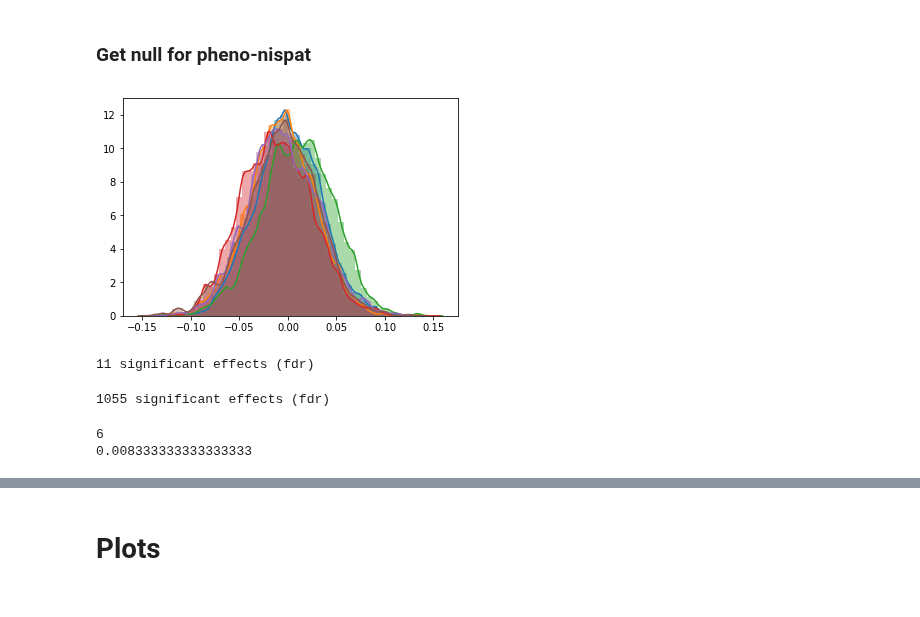
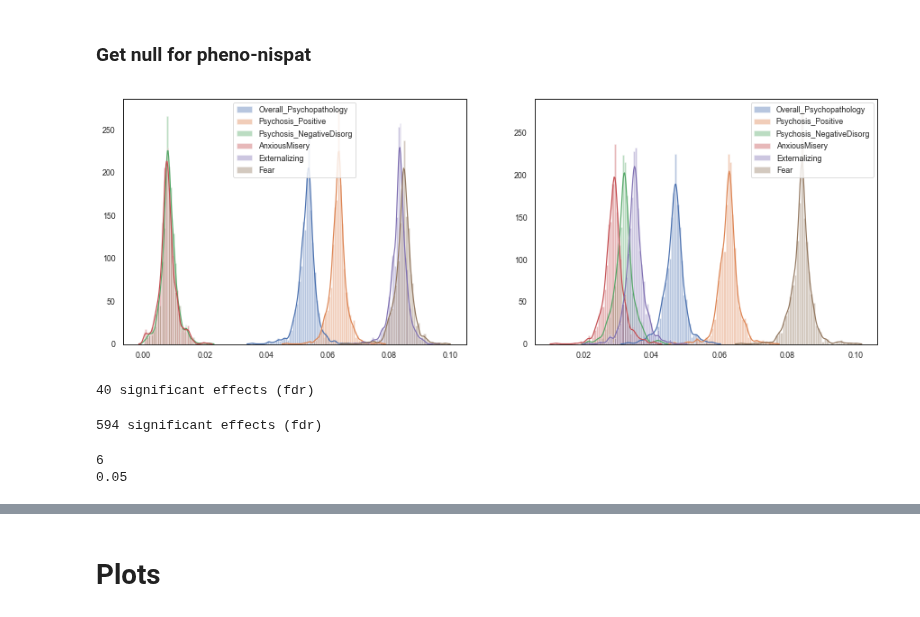
Before and after one commit to lindenmp/normative_neurodev_cs_t1, a Jupyter notebook: code/results_s2.ipynb, the cells around one changed output, grey strips where cells are left out. Drawn from its saved outputs; the diff is of its cells as text; code cells hidden in the pictures.

Commit message:
Refactor of nuisance regression and permutation testing

```diff
--- a/code/results_s2.ipynb
+++ b/code/results_s2.ipynb
@@ -36,5 +36,5 @@ os.environ['NORMATIVEDIR']
 # %%
-metrics = ('ct', 'str', 'ac', 'mc')
+metrics = ('ct', 'vol')
 phenos = ('Overall_Psychopathology','Psychosis_Positive','Psychosis_NegativeDisorg','AnxiousMisery','Externalizing','Fear')
 # %% [markdown]
 ## Load data pre-nispat data
@@ -189,15 +190,6 @@ else:
 if run_correlations:
     df_pheno_z = pd.DataFrame(columns = ['pheno','node','coef', 'p'])
     df_corr_input = pd.concat((df.loc[:,phenos], df_z), axis = 1)
-
-    # regress out age
-    df_nuis = df[primary_covariate]
-    df_nuis = sm.add_constant(df_nuis)
-    cols = df_corr_input.columns
-    mdl = sm.OLS(df_corr_input.loc[:,cols].astype(float), df_nuis.astype(float)).fit()
-    y_pred = mdl.predict(df_nuis)
-    y_pred.columns = cols
-    df_corr_input.loc[:,cols] = df_corr_input.loc[:,cols] - y_pred
 
     for pheno in phenos:
         print(pheno)
@@ -265,9 +234,29 @@ else:
-# %%
-for pheno in phenos:
-    nulls_z[pheno][np.isnan(nulls_z[pheno])] = 0
-    sns.distplot(nulls_z[pheno].reshape(-1,1))
-# %% [output]
-[figure, removed]
+# %%
+if compute_perm_stats == False:
+    nulls_z = {'Overall_Psychopathology': np.load(os.path.join(os.environ['NORMATIVEDIR'], 'null_Overall_Psychopathology_z_pheno-res.npy')),
+        'Psychosis_Positive': np.load(os.path.join(os.environ['NORMATIVEDIR'], 'null_Psychosis_Positive_z_pheno-res.npy')),
+        'Psychosis_NegativeDisorg': np.load(os.path.join(os.environ['NORMATIVEDIR'], 'null_Psychosis_NegativeDisorg_z_pheno-res.npy')),
+        'AnxiousMisery': np.load(os.path.join(os.environ['NORMATIVEDIR'], 'null_AnxiousMisery_z_pheno-res.npy')),
+        'Externalizing': np.load(os.path.join(os.environ['NORMATIVEDIR'], 'null_Externalizing_z_pheno-res.npy')),
+        'Fear': np.load(os.path.join(os.environ['NORMATIVEDIR'], 'null_Fear_z_pheno-res.npy'))}
+# %%
+f, ax = plt.subplots(1,len(metrics))
+f.set_figwidth(15)
+f.set_figheight(5)
+for i, metric in enumerate(metrics):
+    for pheno in phenos:
+#         null = nulls[pheno]
+        null = nulls_z[pheno]
+        idx = [any(b in s for b in metric) for s in list(df_z.columns)]
+        null = null[idx,:]
+        # collapse all regions
+#         sns.distplot(np.abs(null.reshape(-1,1)[~np.isnan(null.reshape(-1,1))]), ax = ax[i])
+        # pick a region
+        sns.distplot(np.abs(null[0,:]), ax = ax[i])
+
+    ax[i].legend(phenos)
+# %% [output]
+[figure, added]
 # %%
 if run_correlations == False:
     df_pheno = pd.read_csv(os.path.join(os.environ['NORMATIVEDIR'], 'df_corr_pheno.csv'))
@@ -278,24 +267,24 @@ if run_correlations == False:
 # %%
 for pheno in phenos:
     df_pheno.loc[pheno,'p_perm'] = get_null_p(df_pheno.loc[pheno,'coef'].values, nulls[pheno])
-    df_pheno.loc[pheno,'p_perm_fdr'] = get_fdr_p(df_pheno.loc[pheno,'p_perm'])
+df_pheno.loc[:,'p_perm_fdr'] = get_fdr_p(df_pheno.loc[:,'p_perm'])
 print(str(np.sum(df_pheno['p_perm_fdr'] < .05)) + ' significant effects (fdr)')
 # %% [output]
-11 significant effects (fdr)
+40 significant effects (fdr)
 # %%
 for pheno in phenos:
     df_pheno_z.loc[pheno,'p_perm'] = get_null_p(df_pheno_z.loc[pheno,'coef'].values, nulls_z[pheno])
-    df_pheno_z.loc[pheno,'p_perm_fdr'] = get_fdr_p(df_pheno_z.loc[pheno,'p_perm'])
+df_pheno_z.loc[:,'p_perm_fdr'] = get_fdr_p(df_pheno_z.loc[:,'p_perm'])
 print(str(np.sum(df_pheno_z['p_perm_fdr'] < .05)) + ' significant effects (fdr)')
 # %% [output]
-1055 significant effects (fdr)
+594 significant effects (fdr)
 # %%
-alpha = 0.05/len(phenos)
+alpha = 0.05
 print(len(phenos))
 print(alpha)
 # %% [output]
 6
-0.008333333333333333
+0.05
 # %%
 x = df_pheno['p_perm_fdr'].values < alpha
 df_pheno['sig'] = x
```
Also changed, not shown: parts of 40 cells of this notebook, 1 other file.
